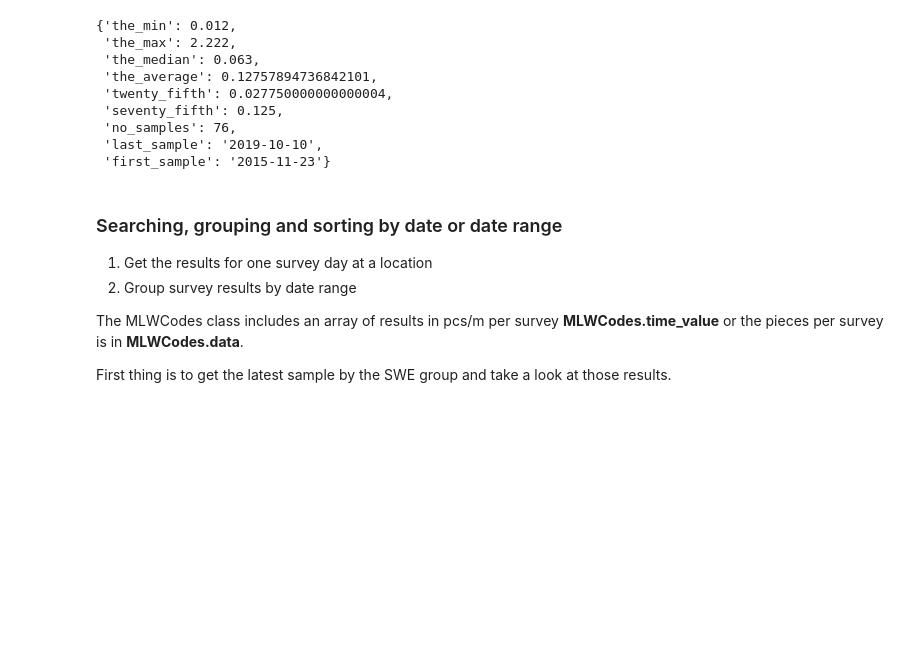
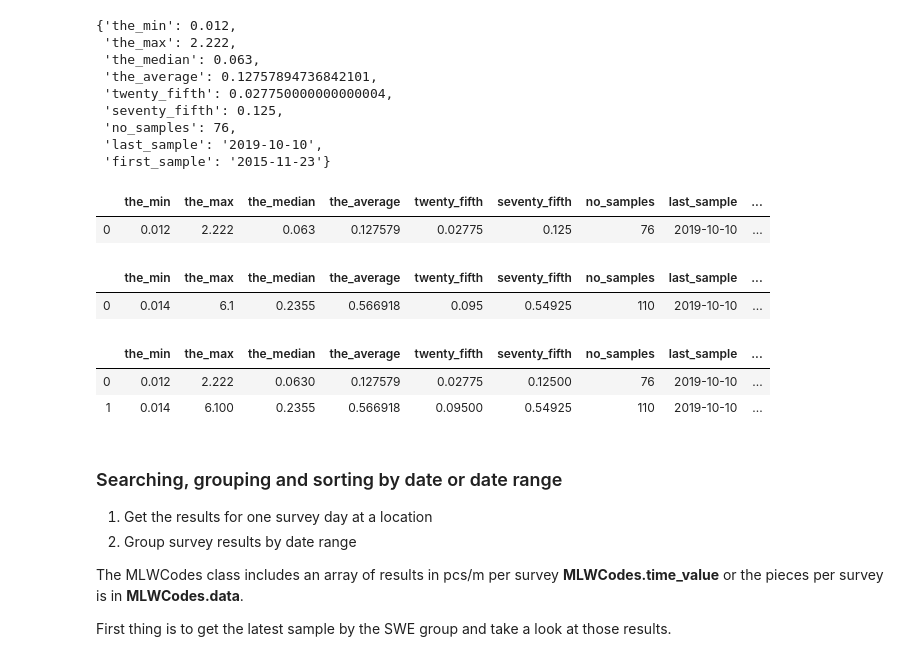
Before and after one commit to hammerdirt/SWE_2019, a Jupyter notebook: Notebook Two.ipynb, the cells around one changed output. Cells and saved outputs as stored; diff of their text form; code cells hidden in the pictures; blank space fills up the shorter version.

```diff
--- a/Notebook Two.ipynb
+++ b/Notebook Two.ipynb
@@ -110,7 +110,7 @@ def time_value_pairs(aList):
 # %%
 code = "G32"
 common_name = ["toys_data"]
-end_point = ["http://mwshovel.pythonanywhere.com/dirt/codes/Lac-L%C3%A9man/" + code]
+end_point = "http://mwshovel.pythonanywhere.com/dirt/codes/Lac-L%C3%A9man/"
 
 class MlWCodes():
     def __init__(self, code, common_names, end_points):
@@ -120,6 +120,10 @@ class MlWCodes():
         self.summary = make_summary(self.data)
 
 
-toys = MlWCodes(code=code, common_names=common_name, end_points=end_point)
+toys = MlWCodes(code=code, common_names=['toys_data'], end_points=[end_point + 'G32'])
+
+# Additional classes
+polystyrene = MlWCodes(code=code, common_names=['polystyrene_data'], end_points=[end_point + 'G82'])
+plastic_sheeting = MlWCodes(code=code, common_names=['plastic-sheeting_data'], end_points=[end_point + 'G67'])
 # %% [markdown]
 #### Using the class
@@ -136,6 +144,29 @@ toys.summary
  'no_samples': 76,
  'last_sample': '2019-10-10',
  'first_sample': '2015-11-23'}
+# %%
+# create a panda dataframe of the summary to have a nice looking table
+toys_df = pd.DataFrame(toys.summary, index=[0])
+toys_df = toys_df.join(pd.DataFrame({'code_id': ['G32']}))
+toys_df
+# %% [output]
+|  | the_min | the_max | the_median | the_average | twenty_fifth | seventy_fifth | no_samples | last_sample | ... |
+| 0 | 0.012 | 2.222 | 0.063 | 0.127579 | 0.02775 | 0.125 | 76 | 2019-10-10 | ... |
+# %%
+plastic_sheeting = pd.DataFrame(plastic_sheeting.summary, index=[0])
+plastic_sheeting = plastic_sheeting.join(pd.DataFrame({'code_id': ['G67']}))
+plastic_sheeting
+# %% [output]
+|  | the_min | the_max | the_median | the_average | twenty_fifth | seventy_fifth | no_samples | last_sample | ... |
+| 0 | 0.014 | 6.1 | 0.2355 | 0.566918 | 0.095 | 0.54925 | 110 | 2019-10-10 | ... |
+# %%
+# join the summary of our two items of interest into one table
+df = toys_df.append(plastic_sheeting , ignore_index=True)
+df
+# %% [output]
+|  | the_min | the_max | the_median | the_average | twenty_fifth | seventy_fifth | no_samples | last_sample | ... |
+| 0 | 0.012 | 2.222 | 0.0630 | 0.127579 | 0.02775 | 0.12500 | 76 | 2019-10-10 | ... |
+| 1 | 0.014 | 6.100 | 0.2355 | 0.566918 | 0.09500 | 0.54925 | 110 | 2019-10-10 | ... |
 # %% [markdown]
 ### Searching, grouping and sorting by date or date range
 
```
Also changed, not shown: parts of 36 cells of this notebook, 1 other file.
